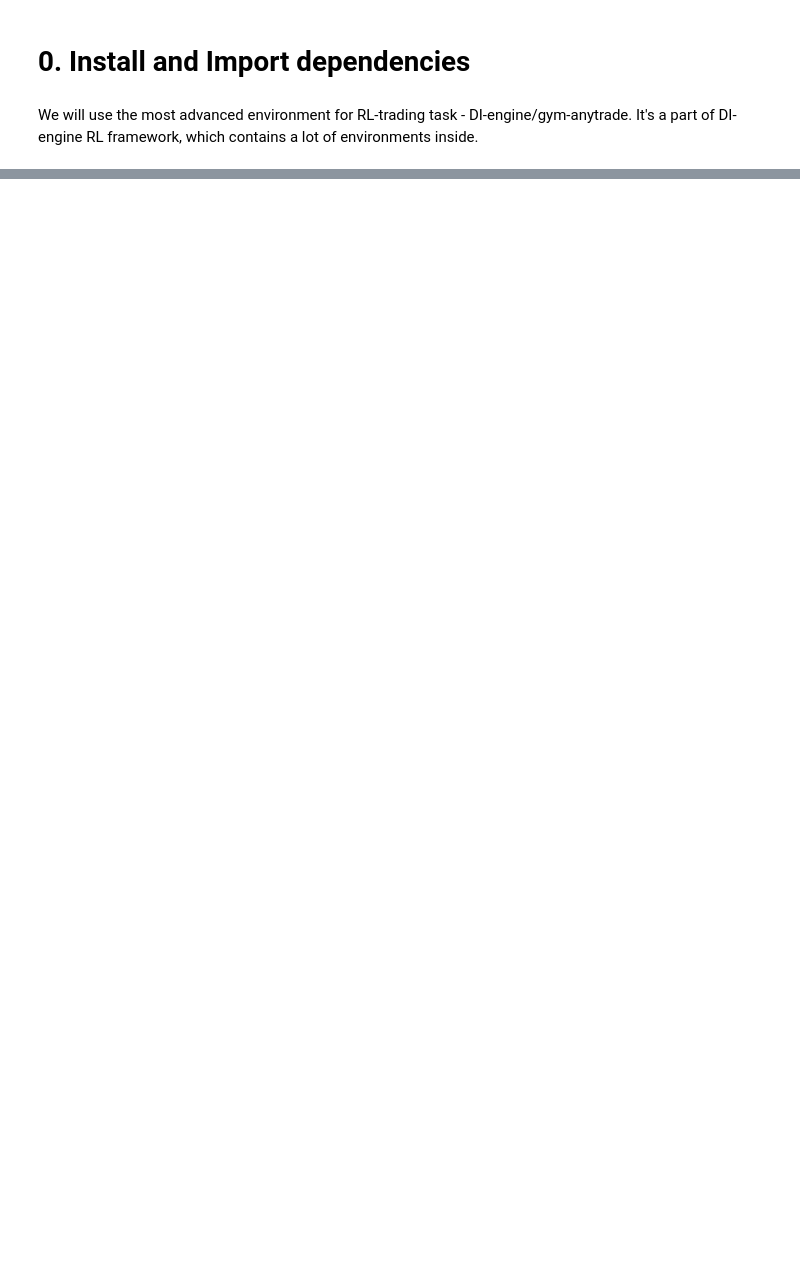
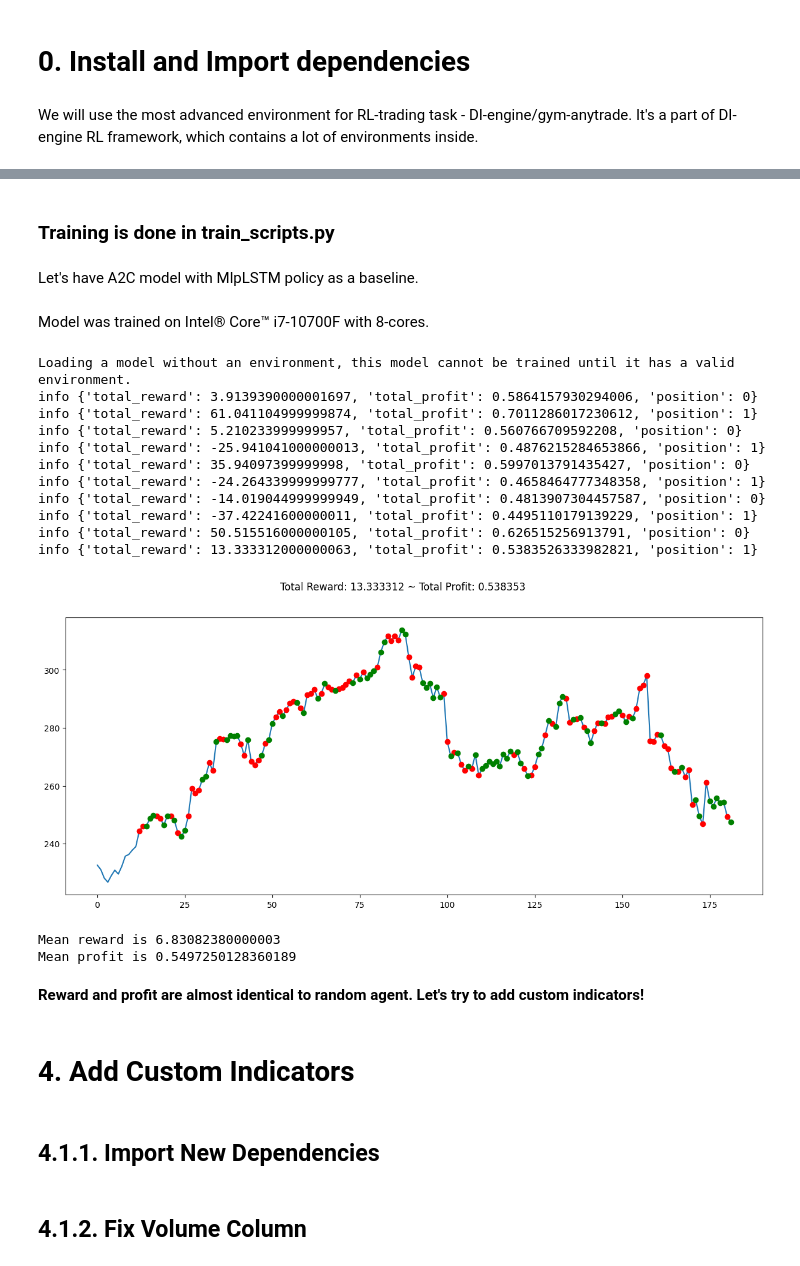
Before and after one commit to Reinforcement-Learning-F22/RL-trading-agent, a Jupyter notebook: RL_project_Akhmetzhanov_Jerome.ipynb, the cells around one changed output, grey strips where cells are left out. Drawn from its saved outputs; the diff is of its cells as text; code cells hidden in the pictures; blank space fills up the shorter version.

```diff
--- a/RL_project_Akhmetzhanov_Jerome.ipynb
+++ b/RL_project_Akhmetzhanov_Jerome.ipynb
@@ -143,0 +150,62 @@ AttributeError: module 'gym.logger' has no attribute 'MIN_LEVEL'
+# %% [markdown]
+### Training is done in train_scripts.py
+# %% [markdown]
+Let's have A2C model with MlpLSTM policy as a baseline.
+# %% [markdown]
+Model was trained on Intel® Core™ i7-10700F with 8-cores.
+# %%
+def evaluate(env, model):
+    reward_list = []
+    profit_list = []
+
+    for i in range(10):
+        obs = env.reset()
+        while True:
+            obs = obs[np.newaxis, ...]
+            action, _states = model.predict(obs)
+            obs, rewards, done, info = env.step(action)
+            if done:
+                print("info", info)
+                reward_list.append(env._total_reward)
+                profit_list.append(env._total_profit)
+                break
+
+    plt.figure(figsize=(15,6))
+    plt.cla()
+    env.render_all()
+    plt.show()
+
+    random_mean_reward=np.array(reward_list).mean()
+    print(f'Mean reward is {random_mean_reward}')
+
+    random_mean_profit=np.array(profit_list).mean()
+    print(f'Mean profit is {random_mean_profit}')
+# %%
+from gym_anytrading.envs import StocksEnv
+
+model = A2C.load("models/A2C_LSTM_Basic.zip")
+
+env = StocksEnv(df=df, frame_bound=(80,250), window_size=12)
+
+evaluate(env, model)
+# %% [output]
+Loading a model without an environment, this model cannot be trained until it has a valid environment.
+info {'total_reward': 3.9139390000001697, 'total_profit': 0.5864157930294006, 'position': 0}
+info {'total_reward': 61.041104999999874, 'total_profit': 0.7011286017230612, 'position': 1}
+info {'total_reward': 5.210233999999957, 'total_profit': 0.560766709592208, 'position': 0}
+info {'total_reward': -25.941041000000013, 'total_profit': 0.4876215284653866, 'position': 1}
+info {'total_reward': 35.94097399999998, 'total_profit': 0.5997013791435427, 'position': 0}
+info {'total_reward': -24.264339999999777, 'total_profit': 0.4658464777348358, 'position': 1}
+info {'total_reward': -14.019044999999949, 'total_profit': 0.4813907304457587, 'position': 0}
+info {'total_reward': -37.42241600000011, 'total_profit': 0.4495110179139229, 'position': 1}
+info {'total_reward': 50.515516000000105, 'total_profit': 0.626515256913791, 'position': 0}
+info {'total_reward': 13.333312000000063, 'total_profit': 0.5383526333982821, 'position': 1}
+[figure, added]
+Mean reward is 6.83082380000003
+Mean profit is 0.5497250128360189
+# %% [markdown]
+**Reward and profit are almost identical to random agent. Let's try to add custom indicators!**
+# %% [markdown]
+# 4. Add Custom Indicators
+# %% [markdown]
+## 4.1.1. Import New Dependencies
@@ -143,0 +214,2 @@ AttributeError: module 'gym.logger' has no attribute 'MIN_LEVEL'
+# %% [markdown]
+## 4.1.2. Fix Volume Column
```
Also changed, not shown: parts of 67 cells of this notebook, 3 other files.
